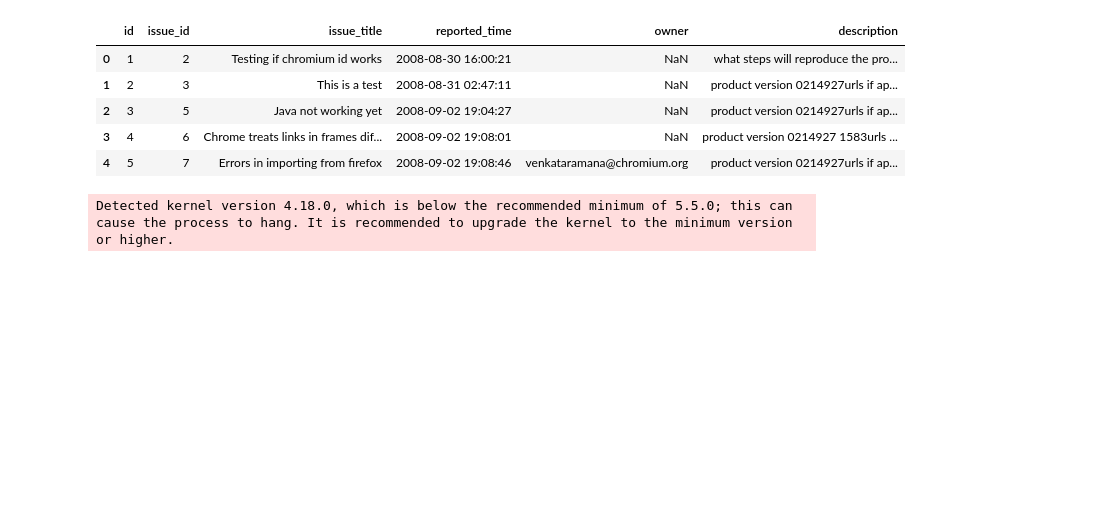
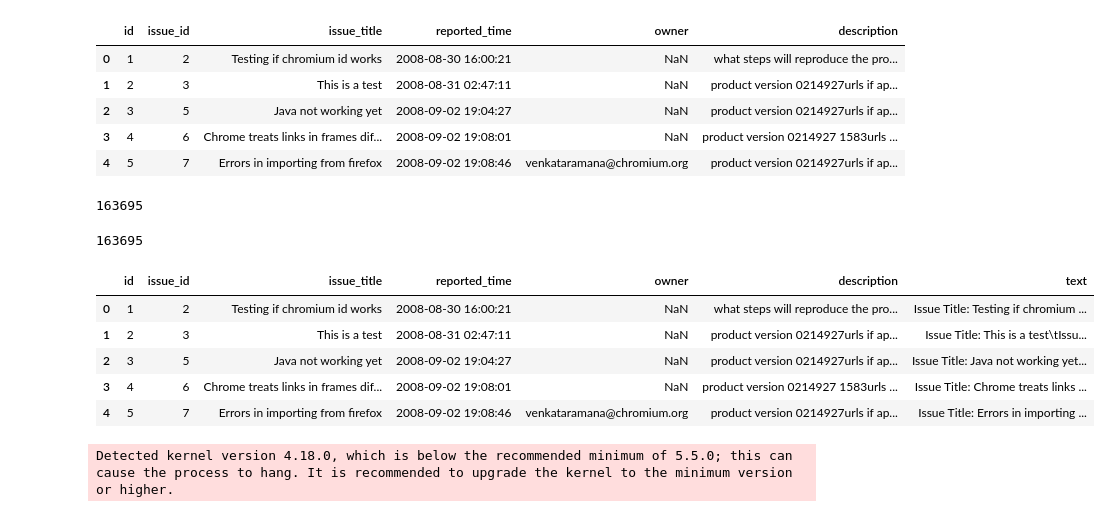
Before and after one commit to afifaniks/triagerX, a Jupyter notebook: notebook/language_modelling/pretrain_roberta.ipynb, the cells around one changed output. Drawn from its saved outputs; the diff is of its cells as text; code cells hidden in the pictures; blank space fills up the shorter version.

```diff
--- a/notebook/language_modelling/pretrain_roberta.ipynb
+++ b/notebook/language_modelling/pretrain_roberta.ipynb
@@ -107,7 +174,26 @@ df.head()
 | 3 | 4 | 6 | Chrome treats links in frames dif... | 2008-09-02 19:08:01 | NaN | product version 0214927 1583urls ... |
 | 4 | 5 | 7 | Errors in importing from firefox | 2008-09-02 19:08:46 | venkataramana@chromium.org | product version 0214927urls if ap... |
 # %%
-df["text"] = [f"Issue Title: {row.issue_title}\t\tIssue Description: {row.description}" for _, row in df.iterrows()]
+df["text"] = [f"Issue Title: {row.issue_title}\tIssue Description: {row.description}" for _, row in df.iterrows()]
+# %%
+len(df)
+# %% [output]
+163695
+# %%
+df = df[df.text.str.len() > 0]
+# %%
+len(df)
+# %% [output]
+163695
+# %%
+df.head()
+# %% [output]
+|  | id | issue_id | issue_title | reported_time | owner | description | text |
+| 0 | 1 | 2 | Testing if chromium id works | 2008-08-30 16:00:21 | NaN | what steps will reproduce the pro... | Issue Title: Testing if chromium ... |
+| 1 | 2 | 3 | This is a test | 2008-08-31 02:47:11 | NaN | product version 0214927urls if ap... | Issue Title: This is a test\tIssu... |
+| 2 | 3 | 5 | Java not working yet | 2008-09-02 19:04:27 | NaN | product version 0214927urls if ap... | Issue Title: Java not working yet... |
+| 3 | 4 | 6 | Chrome treats links in frames dif... | 2008-09-02 19:08:01 | NaN | product version 0214927 1583urls ... | Issue Title: Chrome treats links ... |
+| 4 | 5 | 7 | Errors in importing from firefox | 2008-09-02 19:08:46 | venkataramana@chromium.org | product version 0214927urls if ap... | Issue Title: Errors in importing ... |
 # %%
 
 import torch
```
Also changed, not shown: parts of 20 cells of this notebook, 10 other files.
